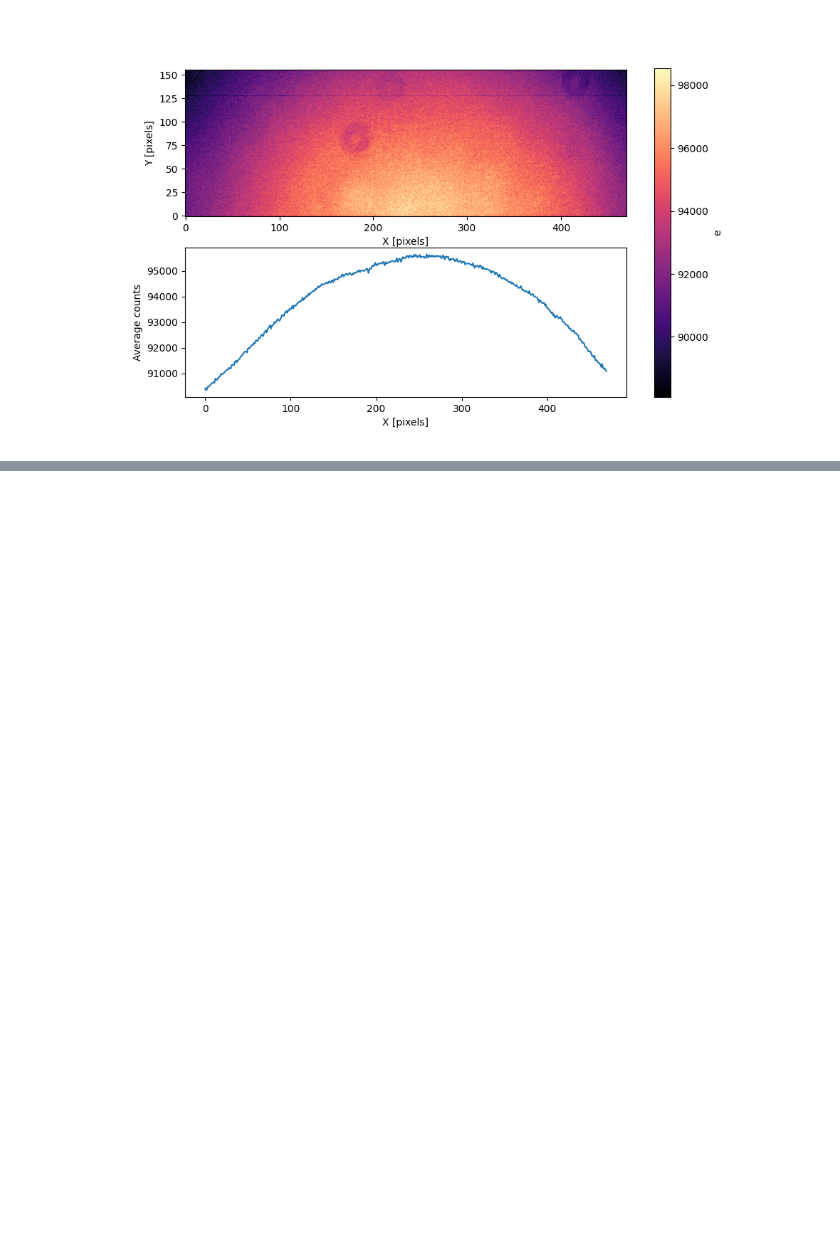
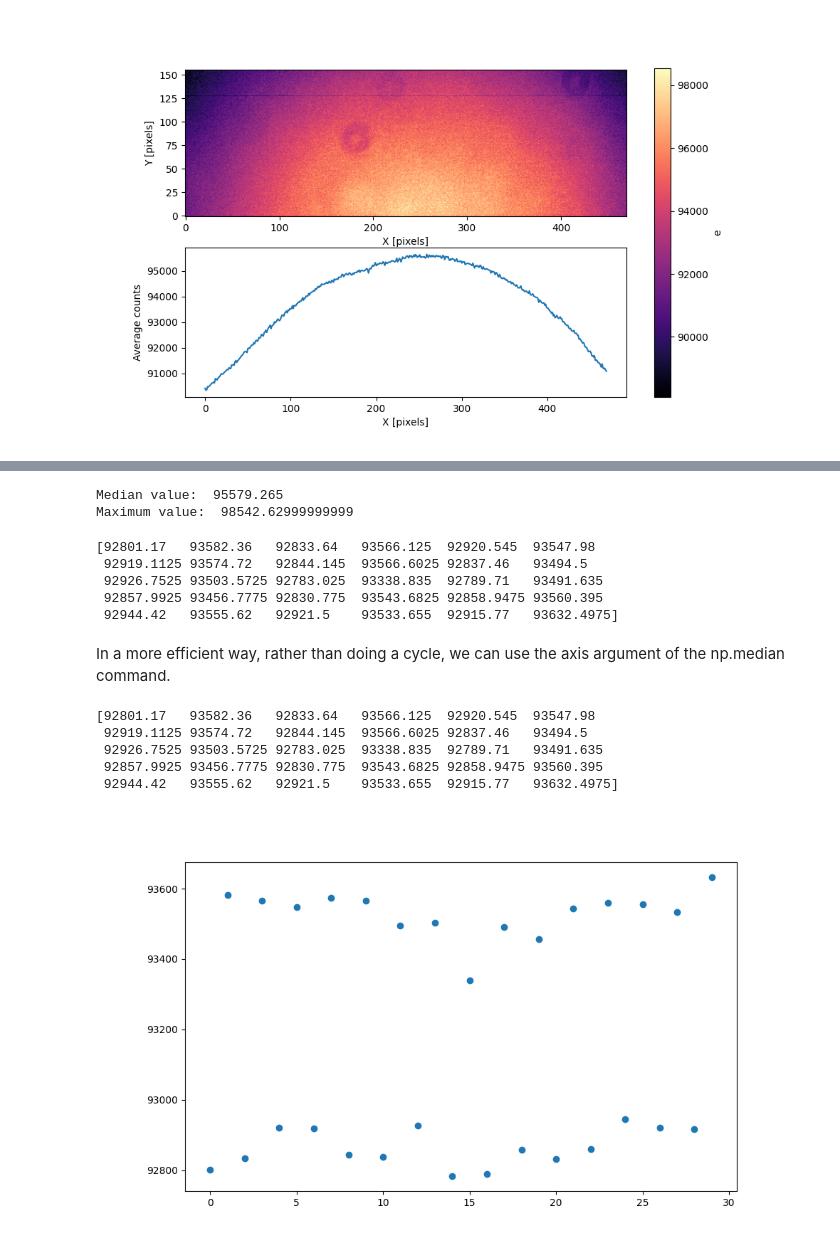
Before and after one commit to AstroMichele/AstroLab2-2024, a Jupyter notebook: flat.ipynb, the cells around one changed output, grey strips where cells are left out. Drawn from its saved outputs; the diff is of its cells as text; code cells hidden in the pictures; blank space fills up the shorter version.

```diff
--- a/flat.ipynb
+++ b/flat.ipynb
@@ -81,0 +114,7 @@ plt.show()
+# %%
+stack = np.empty([n_flat, flat00_dim00, flat00_dim01])
+# %%
+for i_flat, flat_name in enumerate(flat_list):
+    flat_temp = fits.open('../group08_HAT-P-12_20230214/flat/' + flat_name)
+    stack[i_flat, :, :] = flat_temp[0].data * flat_temp[0].header['GAIN'] - median_bias #we remove the bias to know the real value of the photons reaching the CCD
+    flat_temp.close()
@@ -81,0 +138,46 @@ plt.show()
+# %%
+window_size = 50
+
+x0 = np.int16(flat00_dim01/2 - window_size/2)
+x1 = np.int16(flat00_dim01/2 + window_size/2)
+
+y0 = np.int16(flat00_dim00/2 - window_size/2)
+y1 = np.int16(flat00_dim00/2 + window_size/2)
+
+flat_selection_median = np.median(flat00_data[y0:y1, x0:x1])
+print('Median value: ', flat_selection_median)
+print('Maximum value: ', vmax)
+# %% [output]
+Median value:  95579.265
+Maximum value:  98542.62999999999
+# %%
+normalization_factor = np.zeros(n_flat)
+
+for i_flat in range(0, n_flat):
+    normalization_factor[i_flat] = np.median(stack[i_flat, y0:y1, x0:x1])
+
+print(normalization_factor)
+# %% [output]
+[92801.17   93582.36   92833.64   93566.125  92920.545  93547.98
+ 92919.1125 93574.72   92844.145  93566.6025 92837.46   93494.5
+ 92926.7525 93503.5725 92783.025  93338.835  92789.71   93491.635
+ 92857.9925 93456.7775 92830.775  93543.6825 92858.9475 93560.395
+ 92944.42   93555.62   92921.5    93533.655  92915.77   93632.4975]
+# %% [markdown]
+In a more efficient way, rather than doing a cycle, we can use the axis argument of the np.median command.
+# %%
+normalization_factor_axis = np.median(stack[:,  y0:y1, x0:x1], axis=(1, 2))
+print(normalization_factor_axis)
+# %% [output]
+[92801.17   93582.36   92833.64   93566.125  92920.545  93547.98
+ 92919.1125 93574.72   92844.145  93566.6025 92837.46   93494.5
+ 92926.7525 93503.5725 92783.025  93338.835  92789.71   93491.635
+ 92857.9925 93456.7775 92830.775  93543.6825 92858.9475 93560.395
+ 92944.42   93555.62   92921.5    93533.655  92915.77   93632.4975]
+# %%
+x_axis = np.arange(0, 30, 1)
+plt.figure(figsize=(10, 6))
+plt.scatter(x_axis, normalization_factor_axis)
+plt.show()
+# %% [output]
+[figure, added]
```
Also changed, not shown: parts of 15 cells of this notebook.
